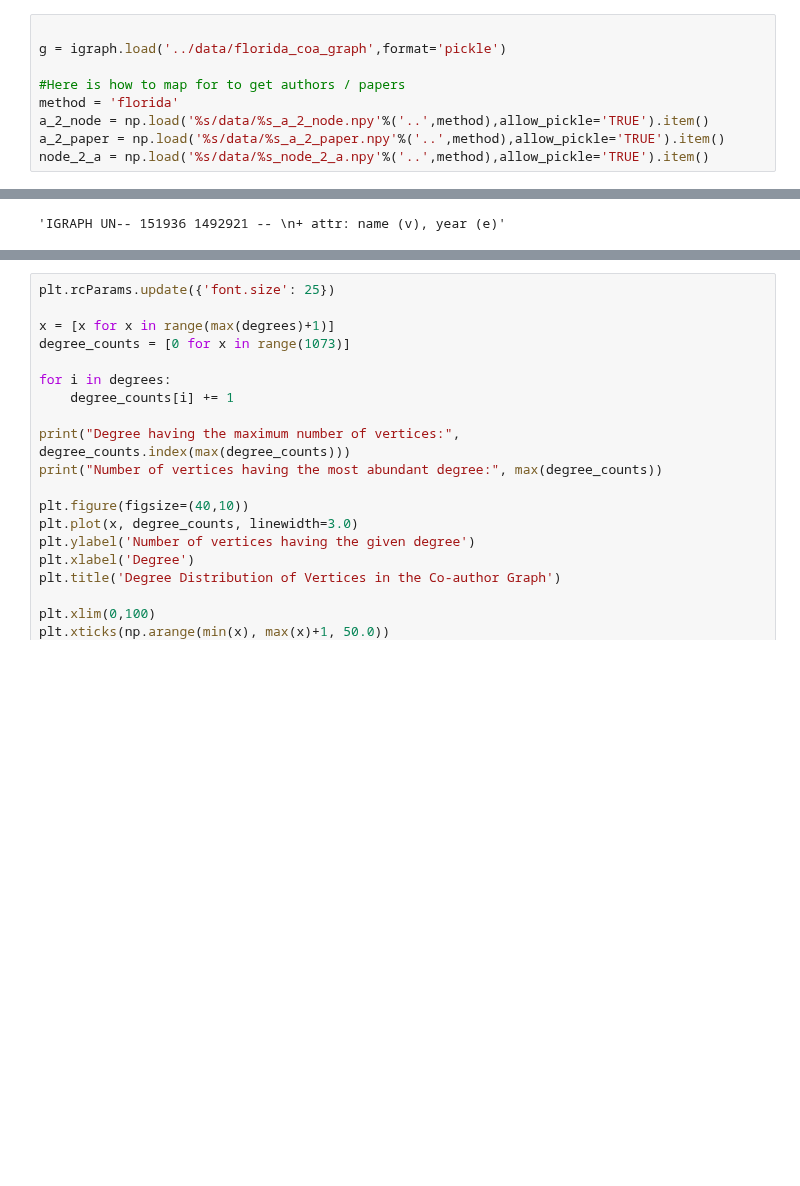
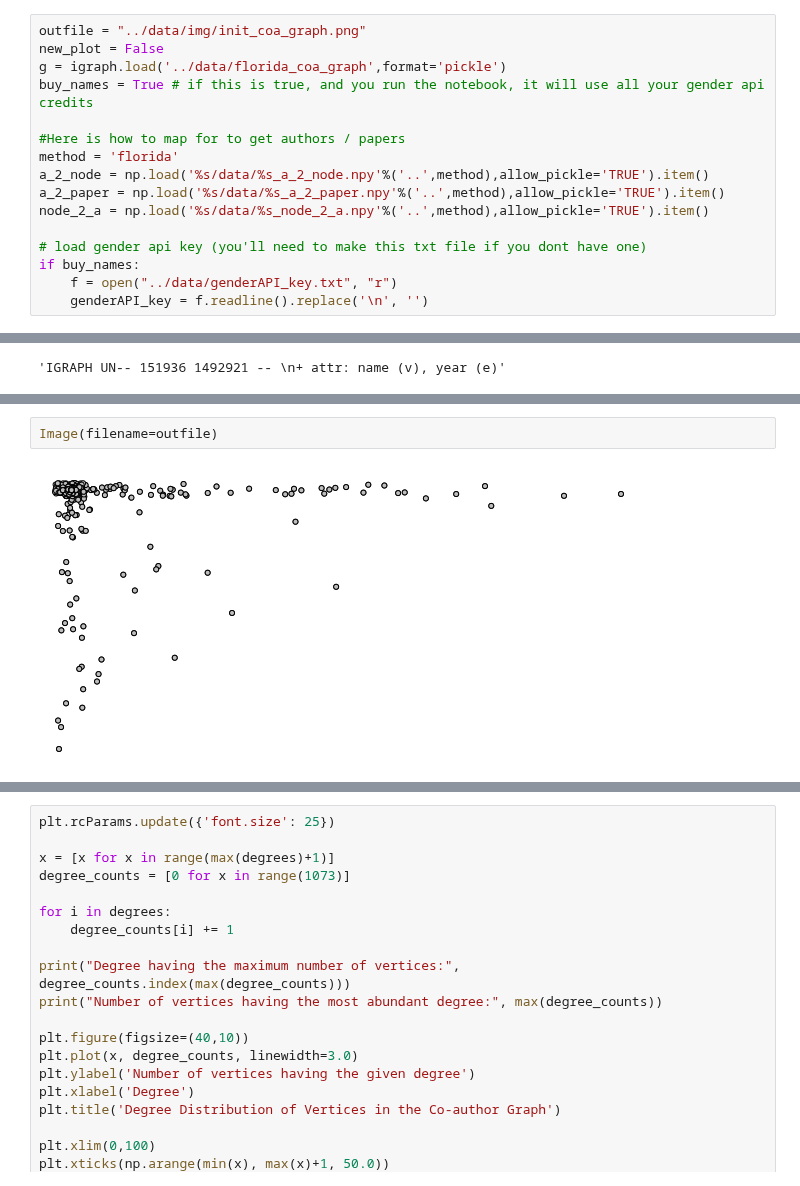
Before and after one commit to jastiso/modeling_citations, a Jupyter notebook: scripts/eda.ipynb, the cells around one changed output, grey strips where cells are left out. Saved outputs shown, nothing was run; the diff lists cells and outputs as text; blank space fills up the shorter version.

Commit message:
added code to get gender from gender api

```diff
--- a/scripts/eda.ipynb
+++ b/scripts/eda.ipynb
@@ -9,14 +14,21 @@ import matplotlib.pyplot as plt
 # %% [markdown]
 ## Load data
 # %%
-
+outfile = "../data/img/init_coa_graph.png"
+new_plot = False
 g = igraph.load('../data/florida_coa_graph',format='pickle')
+buy_names = True # if this is true, and you run the notebook, it will use all your gender api credits
 
 #Here is how to map for to get authors / papers
 method = 'florida'
 a_2_node = np.load('%s/data/%s_a_2_node.npy'%('..',method),allow_pickle='TRUE').item()
 a_2_paper = np.load('%s/data/%s_a_2_paper.npy'%('..',method),allow_pickle='TRUE').item()
 node_2_a = np.load('%s/data/%s_node_2_a.npy'%('..',method),allow_pickle='TRUE').item()
+
+# load gender api key (you'll need to make this txt file if you dont have one)
+if buy_names:
+    f = open("../data/genderAPI_key.txt", "r")
+    genderAPI_key = f.readline().replace('\n', '')
 # %%
 g.summary()
 # %% [output]
@@ -52,3 +68,7 @@ igraph.plot(g, **visual_style)
+# %%
+Image(filename=outfile)
+# %% [output]
+[figure, added]
 # %%
 print("Number of vertices:", g.vcount())
 print("Number of edges:", g.ecount())
```
Also changed, not shown: parts of 10 cells of this notebook.
